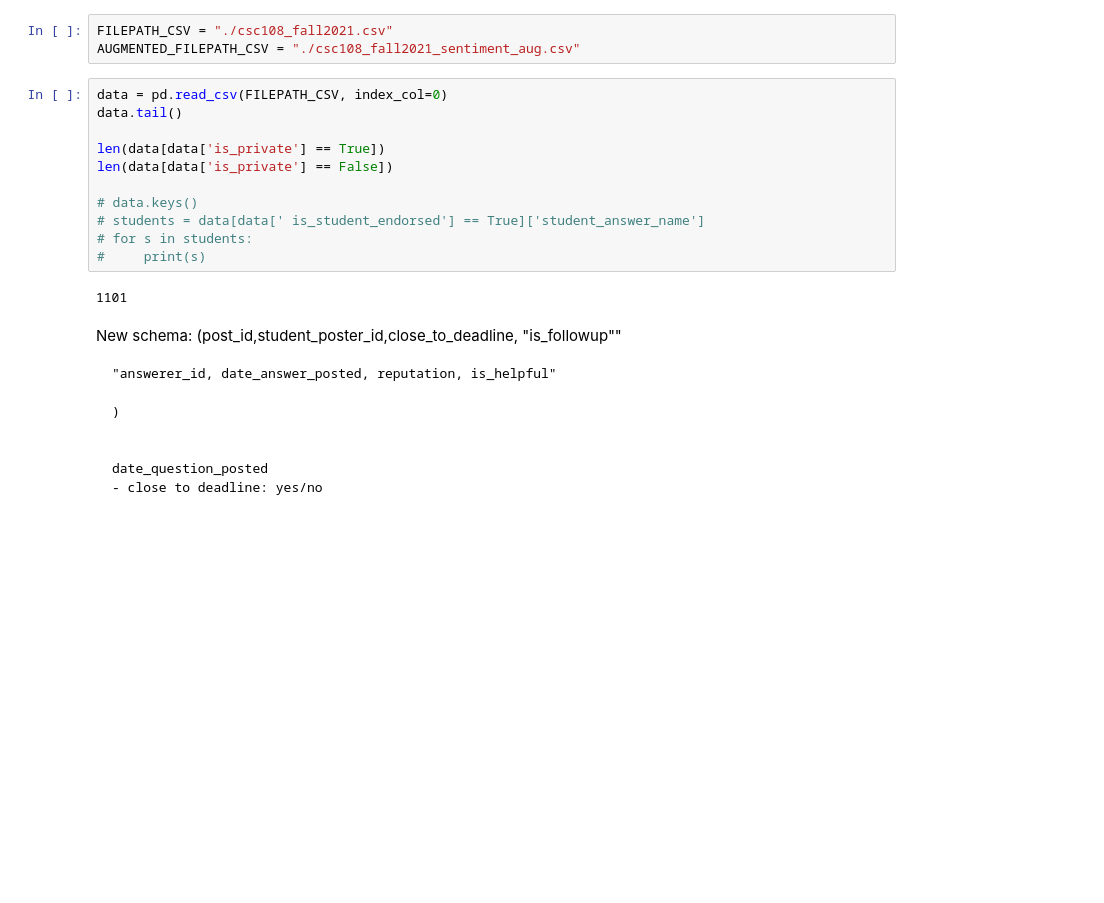
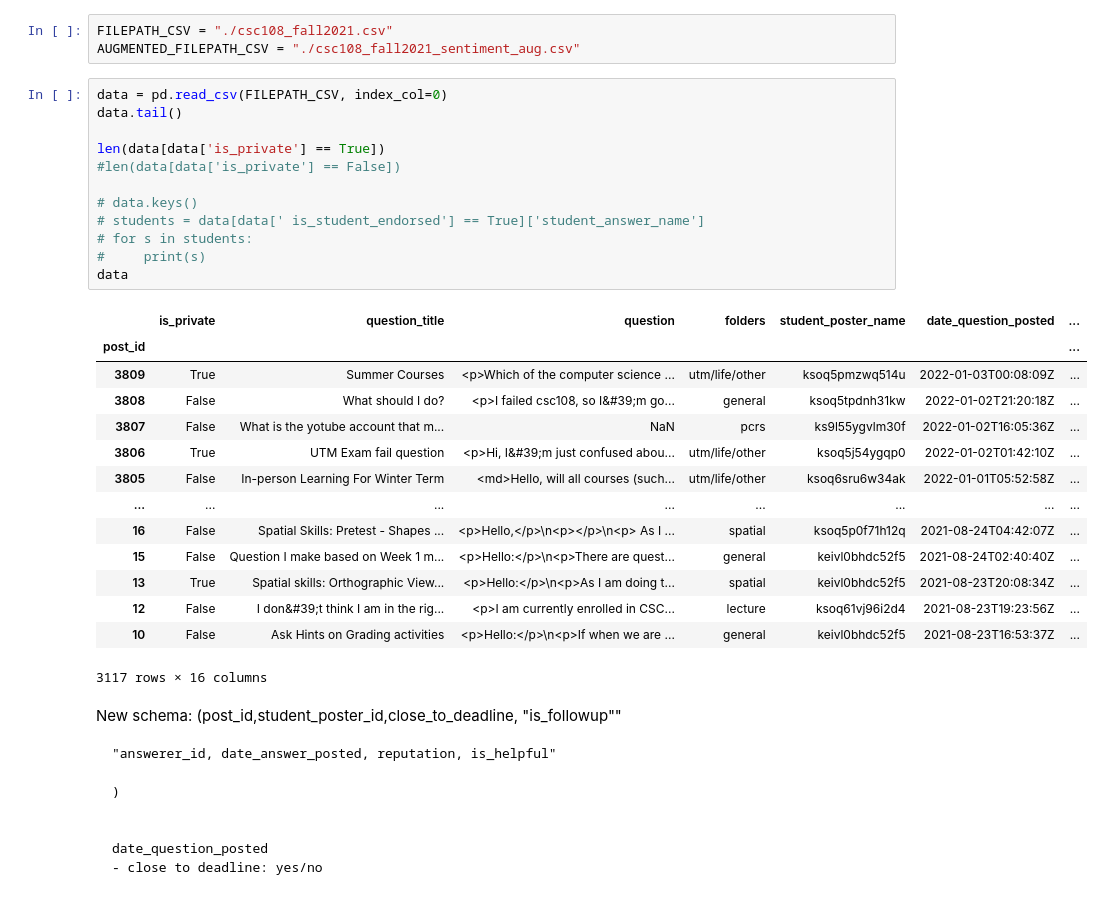
Before and after one commit to PiazzaBot/HelpfulResponses, a Jupyter notebook: data_processing.ipynb, the cells around one changed output. Drawn from its saved outputs; the diff is of its cells as text; blank space fills up the shorter version.

```diff
--- a/data_processing.ipynb
+++ b/data_processing.ipynb
@@ -340,16 +340,30 @@ AUGMENTED_FILEPATH_CSV = "./csc108_fall2021_sentiment_aug.csv"
 # %%
 data = pd.read_csv(FILEPATH_CSV, index_col=0)
 data.tail()
 
 len(data[data['is_private'] == True])
-len(data[data['is_private'] == False])
+#len(data[data['is_private'] == False])
 
 # data.keys()
 # students = data[data[' is_student_endorsed'] == True]['student_answer_name']
 # for s in students:
 #     print(s)
+data
 # %% [output]
+|  | is_private | question_title | question | folders | student_poster_name | date_question_posted | ... |
+| post_id |  |  |  |  |  |  | ... |
+| 3809 | True | Summer Courses | <p>Which of the computer science ... | utm/life/other | ksoq5pmzwq514u | 2022-01-03T00:08:09Z | ... |
+| 3808 | False | What should I do? | <p>I failed csc108, so I&#39;m go... | general | ksoq5tpdnh31kw | 2022-01-02T21:20:18Z | ... |
+| 3807 | False | What is the yotube account that m... | NaN | pcrs | ks9l55ygvlm30f | 2022-01-02T16:05:36Z | ... |
+| 3806 | True | UTM Exam fail question | <p>Hi, I&#39;m just confused abou... | utm/life/other | ksoq5j54ygqp0 | 2022-01-02T01:42:10Z | ... |
+| 3805 | False | In-person Learning For Winter Term | <md>Hello, will all courses (such... | utm/life/other | ksoq6sru6w34ak | 2022-01-01T05:52:58Z | ... |
+| ... | ... | ... | ... | ... | ... | ... | ... |
+| 16 | False | Spatial Skills: Pretest - Shapes ... | <p>Hello,</p>\n<p></p>\n<p> As I ... | spatial | ksoq5p0f71h12q | 2021-08-24T04:42:07Z | ... |
+| 15 | False | Question I make based on Week 1 m... | <p>Hello:</p>\n<p>There are quest... | general | keivl0bhdc52f5 | 2021-08-24T02:40:40Z | ... |
+| 13 | True | Spatial skills: Orthographic View... | <p>Hello:</p>\n<p>As I am doing t... | spatial | keivl0bhdc52f5 | 2021-08-23T20:08:34Z | ... |
+| 12 | False | I don&#39;t think I am in the rig... | <p>I am currently enrolled in CSC... | lecture | ksoq61vj96i2d4 | 2021-08-23T19:23:56Z | ... |
+| 10 | False | Ask Hints on Grading activities | <p>Hello:</p>\n<p>If when we are ... | general | keivl0bhdc52f5 | 2021-08-23T16:53:37Z | ... |
-1101
+3117 rows × 16 columns
 # %% [markdown]
 New schema: (post_id,student_poster_id,close_to_deadline, "is_followup""
 
```
Also changed, not shown: parts of 7 cells of this notebook, 1 other file.
